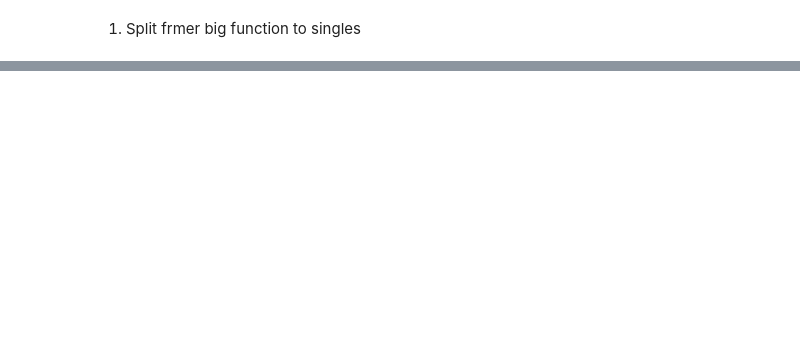
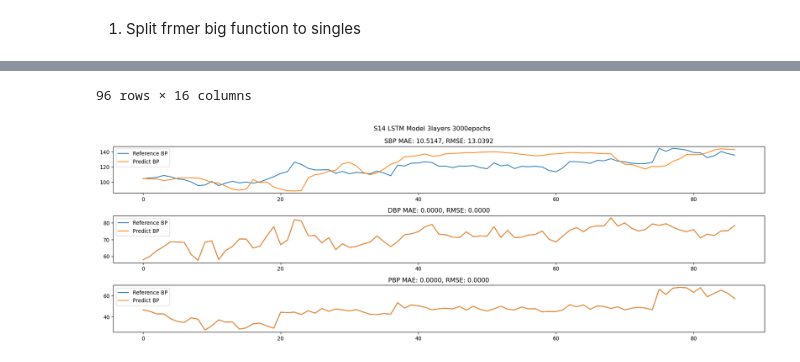
Before and after one commit to YanweiJIN/COCHEHK, a Jupyter notebook: MMBP/mmbp_04Oct23.ipynb, the cells around one changed output, grey strips where cells are left out. Drawn from its saved outputs; the diff is of its cells as text; code cells hidden in the pictures; blank space fills up the shorter version.

```diff
--- a/MMBP/mmbp_04Oct23.ipynb
+++ b/MMBP/mmbp_04Oct23.ipynb
@@ -98,0 +518,39 @@ for i in range(len(Sub['sub_id'])):
+# %%
+test_root = '/home/jinyanwei/Documents/JYW_COCHE/Project/MMBP/result/Features/Test_Features'
+test_ft_all = list(os.walk(test_root))[0][2]
+
+def sbp_test_lstm(ts):
+    Test_Ft = pd.read_csv(f"{test_root}/{test_ft_all[ts]}")
+    Test_Ftnorm = normlize_features(Test_Ft)
+    X_test, y_test = reshape_data(Test_Ftnorm)
+    X_test = X_test.to(device)
+
+    y_pred = {}
+    y_pred['SBP'] = sbp_lstm_model(X_test)
+    y_pred['DBP'] = y_test['DBP']
+    y_pred['PBP'] = y_test['PBP']
+
+    results = {}
+    results['BP'] = ['SBP', 'DBP', 'PBP']
+    results['ref_BP'] = [y_test['SBP'][:, -1] * (max_bp - min_bp) + min_bp, y_test['DBP'][:, -1] * (max_bp - min_bp) + min_bp, y_test['PBP'][:, -1] * (max_bp - min_bp)]
+    results['pred_BP'] = [(y_pred['SBP'][:, -1] * (max_bp - min_bp) + min_bp).cpu(), (y_pred['DBP'][:, -1] * (max_bp - min_bp) + min_bp).cpu(), (y_pred['PBP'][:, -1] * (max_bp - min_bp)).cpu()]
+    results['MAE'] = ["{:.4f}".format(torch.mean(torch.abs(results['ref_BP'][i] - results['pred_BP'][i])).item()) for i in range(3)]
+    results['RMSE'] = ["{:.4f}".format(torch.sqrt(torch.mean((results['ref_BP'][i] - results['pred_BP'][i]) ** 2)).item()) for i in range(3)]
+
+    ## Compare BPs
+    #if float(results["MAE"][0]) <= 7 or float(results["MAE"][1])<=3:
+    fig, axs = plt.subplots(nrows=3, ncols=1, figsize=(18, 6), dpi=96)
+    for i in range(3):
+        axs[i].plot(results['ref_BP'][i], label='Reference BP')
+        axs[i].plot(results['pred_BP'][i].cpu().detach().numpy(), label='Predict BP')
+        axs[i].set_title(f'{results["BP"][i]} MAE: {results["MAE"][i]}, RMSE: {results["RMSE"][i]}')
+        axs[i].legend()
+    fig.suptitle(f"{test_ft_all[0].split('_')[ts]} LSTM Model")
+    plt.tight_layout()
+    #plt.savefig(f'{result_path}/S1_LSTM_{layers}layers_{num_epochs}epochs.png', format='png')
+    plt.show()
+    return
+
+for test in range(len(test_ft_all )):
+    sbp_test_lstm(test)
+# %% [output]
@@ -98,0 +569,2 @@ for i in range(len(Sub['sub_id'])):
+96 rows × 16 columns
+[figure, added]
```
Also changed, not shown: parts of 7 cells of this notebook.
